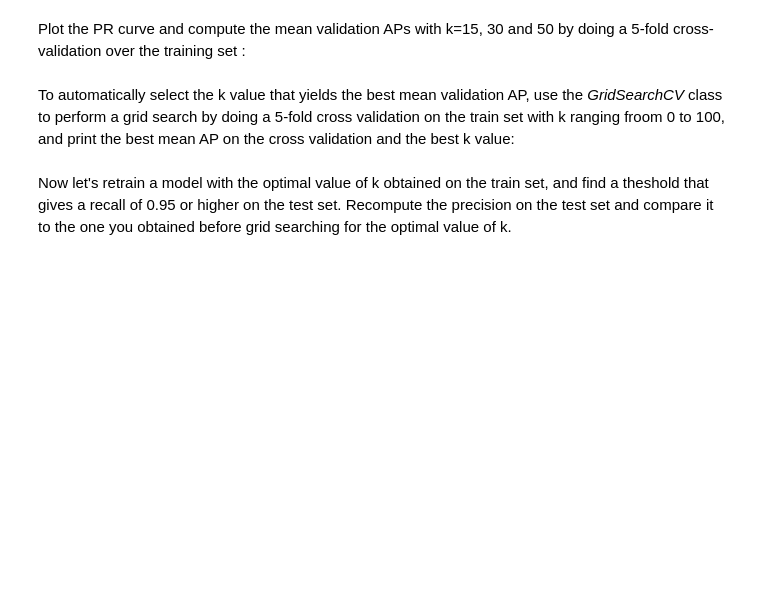
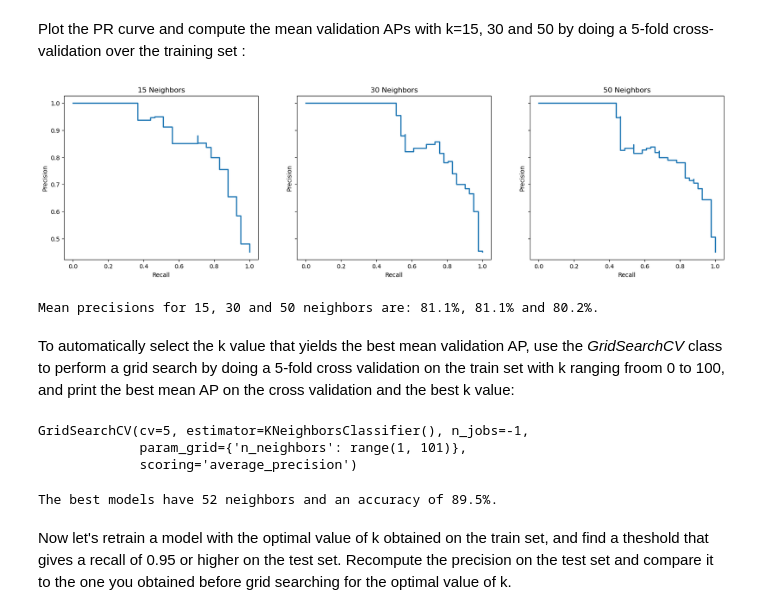
Before and after one commit to ThibaultLaunois/CampNum-12_ML2_Classification_and_Clustering, a Jupyter notebook: ML2.1_classification_intro/notebooks/Machine_Learning_2.1_Classification.ipynb, the cells around one changed output. Saved outputs shown, nothing was run; the diff lists cells and outputs as text; code cells hidden in the pictures; blank space fills up the shorter version.

```diff
--- a/ML2.1_classification_intro/notebooks/Machine_Learning_2.1_Classification.ipynb
+++ b/ML2.1_classification_intro/notebooks/Machine_Learning_2.1_Classification.ipynb
@@ -468,3 +465,45 @@ from sklearn.model_selection import cross_val_predict
+# %%
+from sklearn.model_selection import cross_val_score
+#TOFILL
+knn_clf_30 = KNeighborsClassifier(n_neighbors=30)
+knn_clf_30.fit(X_train_scaled, y_train)
+
+knn_clf_50 = KNeighborsClassifier(n_neighbors=50)
+knn_clf_50.fit(X_train_scaled, y_train)
+
+y_test_pred = knn_clf.predict(X_test_scaled)
+precisions30, recalls30, thresholds30 = precision_recall_curve(y_test,knn_clf_30.predict_proba(X_test_scaled)[:,1])
+precisions50, recalls50, thresholds50 = precision_recall_curve(y_test,knn_clf_50.predict_proba(X_test_scaled)[:,1])
+
+#Figure
+fig, ax= plt.subplots(1,3, figsize=(20,5), sharey=True)
+
+ax[0].step(recalls, precisions, linewidth=2)
+ax[0].set_xlabel('Recall')
+ax[0].set_ylabel('Precision')
+ax[0].set_title('15 Neighbors')
+
+ax[1].step(recalls30, precisions30, linewidth=2)
+ax[1].set_xlabel('Recall')
+ax[1].set_ylabel('Precision')
+ax[1].set_title('30 Neighbors')
+
+ax[2].step(recalls50, precisions50, linewidth=2)
+ax[2].set_xlabel('Recall')
+ax[2].set_ylabel('Precision')
+ax[2].set_title('50 Neighbors')
+plt.show()
+
+#Average precision
+
+score_15=np.mean(cross_val_score(knn_clf, X_train_scaled, y_train, scoring='accuracy', cv=5))*100
+score_30=np.mean(cross_val_score(knn_clf_30, X_train_scaled, y_train, scoring='accuracy', cv=5))*100
+score_50=np.mean(cross_val_score(knn_clf_50, X_train_scaled, y_train, scoring='accuracy', cv=5))*100
+
+print(f"Mean precisions for 15, 30 and 50 neighbors are: {round(score_15,1)}%, {round(score_30,1)}% and {round(score_50,1)}%.")
+# %% [output]
+[figure, added]
+Mean precisions for 15, 30 and 50 neighbors are: 81.1%, 81.1% and 80.2%.
 # %% [markdown]
 To automatically select the k value that yields the best mean validation AP, use the *GridSearchCV* class to perform a grid search by doing a 5-fold cross validation on the train set with k ranging froom 0 to 100, and print the best mean AP on the cross validation and the best k value:
 # %%
@@ -476,5 +515,21 @@ param_grid =  {'n_neighbors': k_range}
 knn_clf = KNeighborsClassifier()
 
 #TOFILL
+grid_search=GridSearchCV(
+    knn_clf,
+    param_grid,
+    scoring='average_precision',
+    n_jobs=-1,
+    cv=5
+)
+grid_search.fit(X_train_scaled, y_train)
+# %% [output]
+GridSearchCV(cv=5, estimator=KNeighborsClassifier(), n_jobs=-1,
+             param_grid={'n_neighbors': range(1, 101)},
+             scoring='average_precision')
+# %%
+print(f"The best models have {grid_search.best_params_['n_neighbors']} neighbors and an accuracy of {round(grid_search.best_score_*100,1)}%.")
+# %% [output]
+The best models have 52 neighbors and an accuracy of 89.5%.
 # %% [markdown]
 Now let's retrain a model with the optimal value of k obtained on the train set, and find a theshold that gives a recall of 0.95 or higher on the test set. Recompute the precision on the test set and compare it to the one you obtained before grid searching for the optimal value of k.
```
Also changed, not shown: parts of 4 cells of this notebook.
